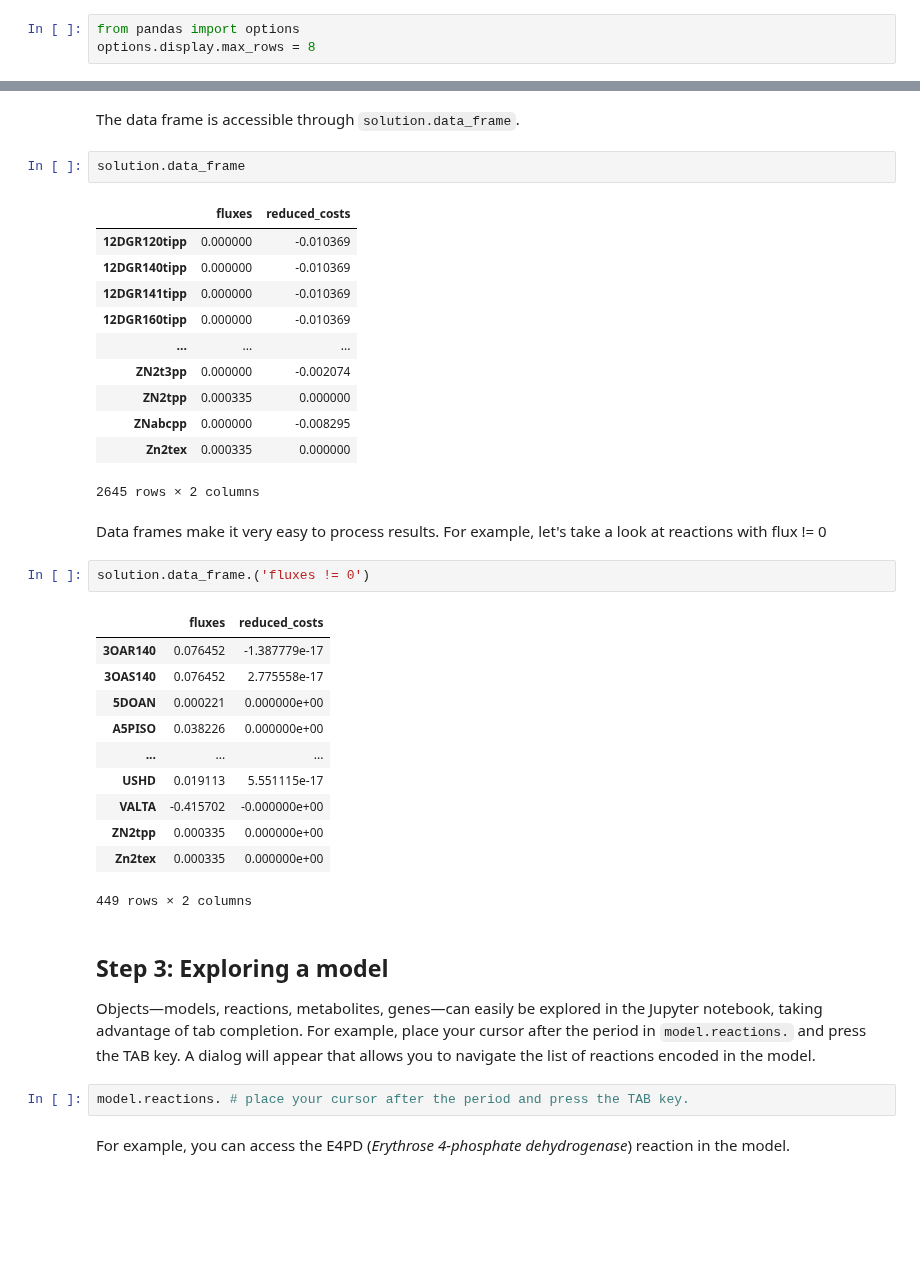
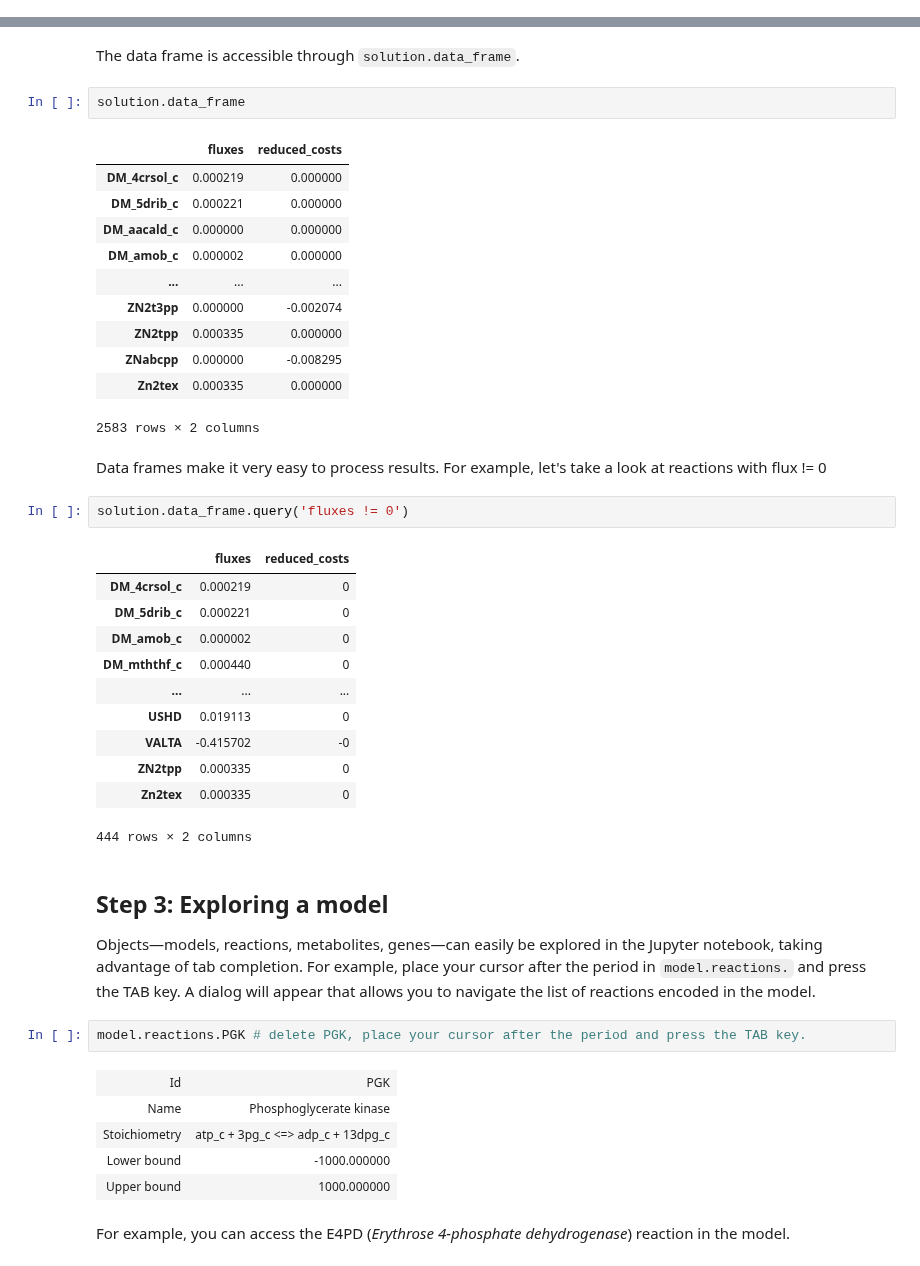
Before and after one commit to biosustain/cameo-notebooks, a Jupyter notebook: 01-quick-start.ipynb, the cells around one changed output, grey strips where cells are left out. Cells and saved outputs as stored; diff of their text form; blank space fills up the shorter version.

```diff
--- a/01-quick-start.ipynb
+++ b/01-quick-start.ipynb
@@ -1,6 +1,3 @@
-# %%
-from pandas import options
-options.display.max_rows = 8
 # %% [markdown]
 # Getting started with cameo
 # %% [markdown]
@@ -55,38 +50,44 @@ The data frame is accessible through `solution.data_frame`.
 solution.data_frame
 # %% [output]
 |  | fluxes | reduced_costs |
-| 12DGR120tipp | 0.000000 | -0.010369 |
-| 12DGR140tipp | 0.000000 | -0.010369 |
-| 12DGR141tipp | 0.000000 | -0.010369 |
-| 12DGR160tipp | 0.000000 | -0.010369 |
+| DM_4crsol_c | 0.000219 | 0.000000 |
+| DM_5drib_c | 0.000221 | 0.000000 |
+| DM_aacald_c | 0.000000 | 0.000000 |
+| DM_amob_c | 0.000002 | 0.000000 |
 | ... | ... | ... |
 | ZN2t3pp | 0.000000 | -0.002074 |
 | ZN2tpp | 0.000335 | 0.000000 |
 | ZNabcpp | 0.000000 | -0.008295 |
 | Zn2tex | 0.000335 | 0.000000 |
-2645 rows × 2 columns
+2583 rows × 2 columns
 # %% [markdown]
 Data frames make it very easy to process results. For example, let's take a look at reactions with flux != 0
 # %%
-solution.data_frame.('fluxes != 0')
+solution.data_frame.query('fluxes != 0')
 # %% [output]
 |  | fluxes | reduced_costs |
-| 3OAR140 | 0.076452 | -1.387779e-17 |
-| 3OAS140 | 0.076452 | 2.775558e-17 |
-| 5DOAN | 0.000221 | 0.000000e+00 |
-| A5PISO | 0.038226 | 0.000000e+00 |
+| DM_4crsol_c | 0.000219 | 0 |
+| DM_5drib_c | 0.000221 | 0 |
+| DM_amob_c | 0.000002 | 0 |
+| DM_mththf_c | 0.000440 | 0 |
 | ... | ... | ... |
-| USHD | 0.019113 | 5.551115e-17 |
-| VALTA | -0.415702 | -0.000000e+00 |
-| ZN2tpp | 0.000335 | 0.000000e+00 |
-| Zn2tex | 0.000335 | 0.000000e+00 |
+| USHD | 0.019113 | 0 |
+| VALTA | -0.415702 | -0 |
+| ZN2tpp | 0.000335 | 0 |
+| Zn2tex | 0.000335 | 0 |
-449 rows × 2 columns
+444 rows × 2 columns
 # %% [markdown]
 ## Step 3: Exploring a model
 
 Objects—models, reactions, metabolites, genes—can easily be explored in the Jupyter notebook, taking advantage of tab completion. For example, place your cursor after the period in `model.reactions.` and press the TAB key. A dialog will appear that allows you to navigate the list of reactions encoded in the model.
 # %%
-model.reactions. # place your cursor after the period and press the TAB key.
+model.reactions.PGK # delete PGK, place your cursor after the period and press the TAB key.
+# %% [output]
+| Id | PGK |
+| Name | Phosphoglycerate kinase |
+| Stoichiometry | atp_c + 3pg_c <=> adp_c + 13dpg_c |
+| Lower bound | -1000.000000 |
+| Upper bound | 1000.000000 |
 # %% [markdown]
 For example, you can access the E4PD (_Erythrose 4-phosphate dehydrogenase_) reaction in the model.
 # %%
```
Also changed, not shown: parts of 12 cells of this notebook.
